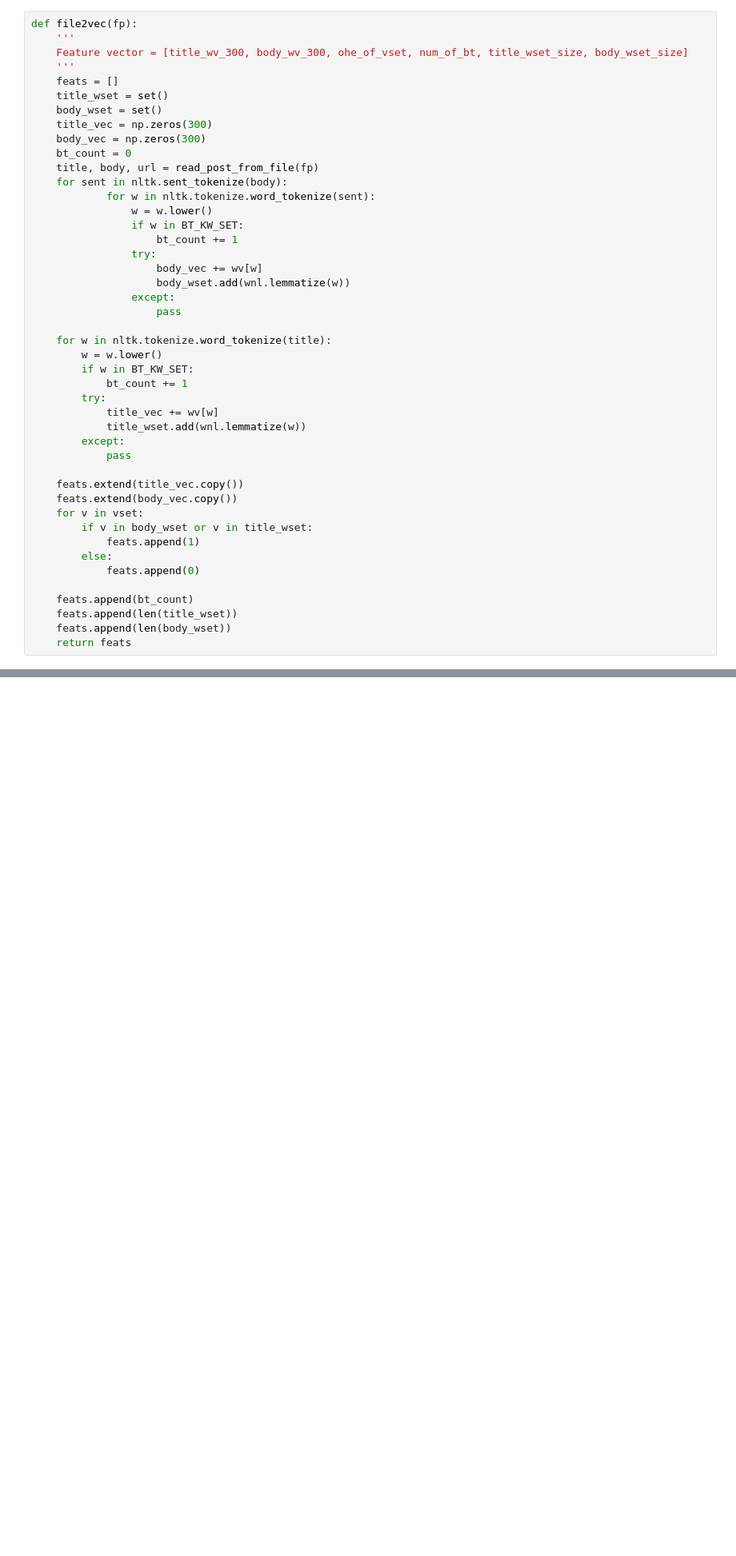
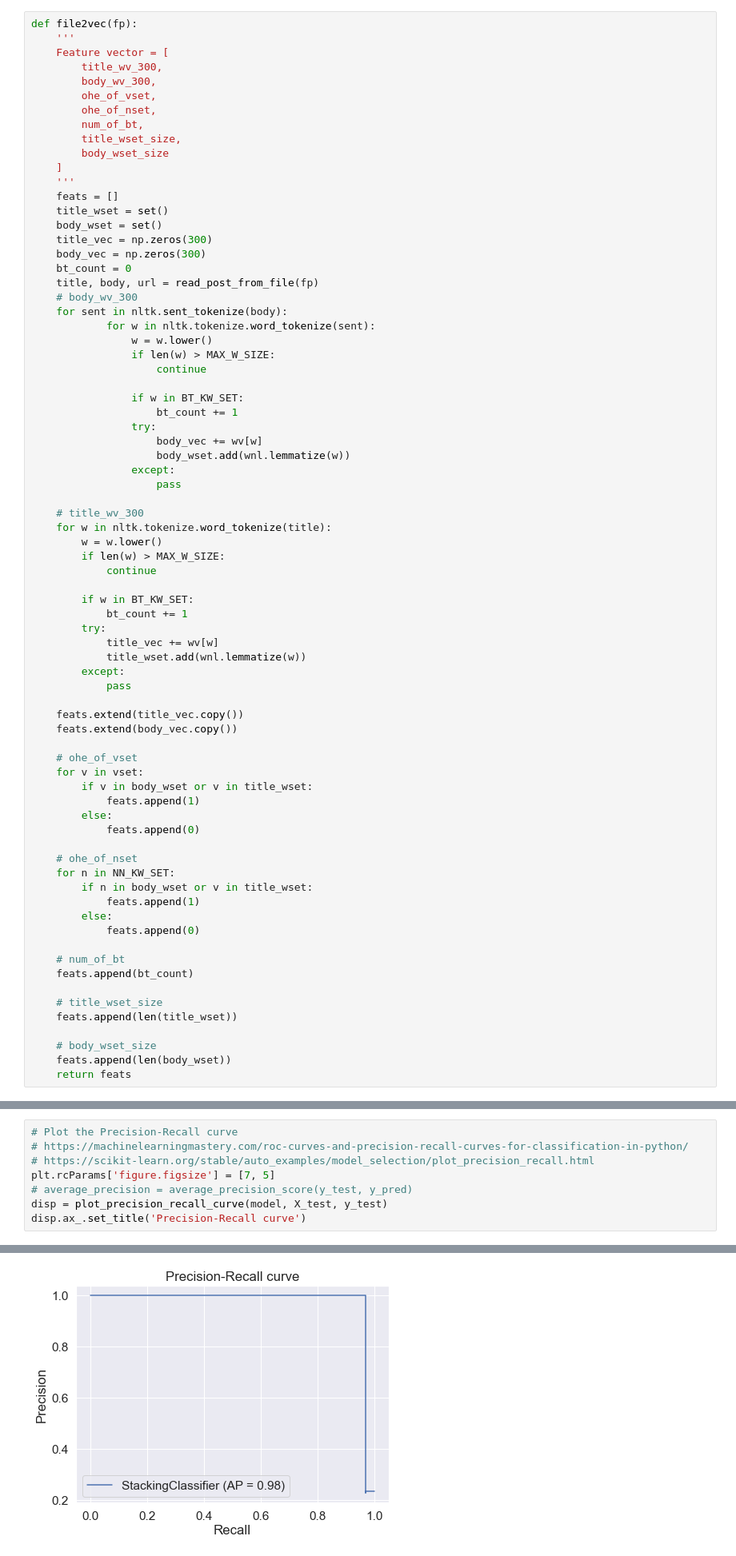
Before and after one commit to johnklee/ff_crawler, a Jupyter notebook: models/Issue4/ner_notebook.ipynb, the cells around one changed output, grey strips where cells are left out. Shown at 80% size. Drawn from its saved outputs; the diff is of its cells as text; blank space fills up the shorter version.

```diff
--- a/models/Issue4/ner_notebook.ipynb
+++ b/models/Issue4/ner_notebook.ipynb
@@ -559,7 +602,15 @@ len(vset)
 # %%
 def file2vec(fp):
     '''
-    Feature vector = [title_wv_300, body_wv_300, ohe_of_vset, num_of_bt, title_wset_size, body_wset_size]
+    Feature vector = [
+        title_wv_300,
+        body_wv_300,
+        ohe_of_vset,
+        ohe_of_nset,
+        num_of_bt,
+        title_wset_size,
+        body_wset_size
+    ]
     '''
     feats = []
     title_wset = set()
@@ -568,9 +619,13 @@ def file2vec(fp):
     body_vec = np.zeros(300)
     bt_count = 0
     title, body, url = read_post_from_file(fp)
+    # body_wv_300
     for sent in nltk.sent_tokenize(body):
             for w in nltk.tokenize.word_tokenize(sent):
                 w = w.lower()
+                if len(w) > MAX_W_SIZE:
+                    continue
+
                 if w in BT_KW_SET:
                     bt_count += 1
                 try:
@@ -579,8 +634,12 @@ def file2vec(fp):
                 except:
                     pass
 
+    # title_wv_300
     for w in nltk.tokenize.word_tokenize(title):
         w = w.lower()
+        if len(w) > MAX_W_SIZE:
+            continue
+
         if w in BT_KW_SET:
             bt_count += 1
         try:
@@ -591,14 +650,28 @@ def file2vec(fp):
 
     feats.extend(title_vec.copy())
     feats.extend(body_vec.copy())
+
+    # ohe_of_vset
     for v in vset:
         if v in body_wset or v in title_wset:
             feats.append(1)
         else:
             feats.append(0)
 
+    # ohe_of_nset
+    for n in NN_KW_SET:
+        if n in body_wset or v in title_wset:
+            feats.append(1)
+        else:
+            feats.append(0)
+
+    # num_of_bt
     feats.append(bt_count)
+
+    # title_wset_size
     feats.append(len(title_wset))
+
+    # body_wset_size
     feats.append(len(body_wset))
     return feats
 # %%
@@ -737,0 +870,9 @@ draw_cm(y_test, y_pred)
+# %%
+# Plot the Precision-Recall curve
+# https://machinelearningmastery.com/roc-curves-and-precision-recall-curves-for-classification-in-python/
+# https://scikit-learn.org/stable/auto_examples/model_selection/plot_precision_recall.html
+plt.rcParams['figure.figsize'] = [7, 5]
+# average_precision = average_precision_score(y_test, y_pred)
+disp = plot_precision_recall_curve(model, X_test, y_test)
+disp.ax_.set_title('Precision-Recall curve')
+# %% [output]
@@ -738,3 +880,4 @@ draw_cm(y_test, y_pred)
+[figure, added]
 # %% [markdown]
 The confusion matrix of model [LGTM](https://www.dictionary.com/e/acronyms/lgtm/)! Let's seralized the model for future usage:
 # %%
```
Also changed, not shown: parts of 34 cells of this notebook, 2 other files.
